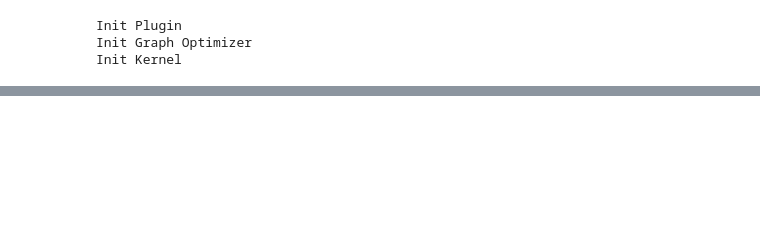
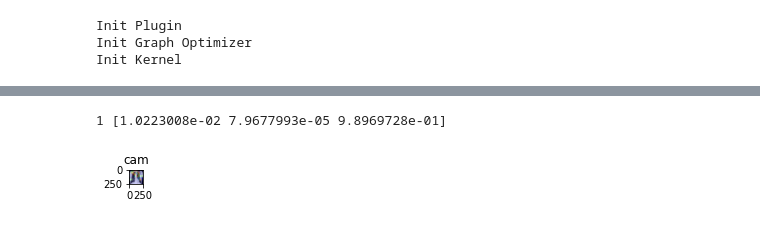
Before and after one commit to degagawolde/DeepLearningBasedTBDiagnosis, a Jupyter notebook: LocalizationWithExplanation.ipynb, the cells around one changed output, grey strips where cells are left out. Saved outputs shown, nothing was run; the diff lists cells and outputs as text; code cells hidden in the pictures; blank space fills up the shorter version.

```diff
--- a/LocalizationWithExplanation.ipynb
+++ b/LocalizationWithExplanation.ipynb
@@ -33,5 +33,5 @@ from scripts.create_dataset import create_dataset
 from sklearn.preprocessing import LabelBinarizer
 train = LabelBinarizer()
 # %%
-train_data, train_y =create_dataset(train_dir,IMG_SIZE)
+train_data, train_y =create_dataset(test_dir,IMG_SIZE)
 target_val = train.fit_transform(train_y)
@@ -102,20 +66,0 @@ from IPython.display import Image, display
-# %%
-plt.figure(figsize=(16, 16))
-
-for count in range(1,11):#(len(filename)):
-#     im = cv2.imread(filename[count])
-#     im = cv2.resize(im, (256,256), interpolation = cv2.INTER_AREA)
-#     img = tf.keras.preprocessing.image.load_img(
-#         filename[count],
-#         color_mode='rgb',
-#         target_size=(256, 256))
-#     img = tf.keras.preprocessing.image.img_to_array(img)
-    img = X_test[count+10]
-    im = img
-    img = np.reshape(img,(1,256,256,3))
-    print(count,max(model.predict(img)))
-
-    heatmap_cam = make_cam_heatmap(img, model, 'out_relu')
-    heatmap_gradcam = make_grad_cam_pp_heatmap(img, model, 'out_relu')
-    save_and_display_gradcam(im, heatmap_gradcam,2*count-1,title='gradcam')
-    save_and_display_gradcam(im, heatmap_cam,2*count,title='cam')
@@ -137,0 +124,15 @@ for count in range(1,11):#(len(filename)):
+# %%
+img = X_test[1]
+im = img
+img = np.reshape(img,(1,256,256,3))
+print(1,max(model.predict(img)))
+heatmap_cam = make_cam_heatmap(img, model, 'out_relu')
+heatmap_cam = 255*(heatmap_cam)
+# %% [output]
+1 [1.0223008e-02 7.9677993e-05 9.8969728e-01]
+# %%
+# heatmap_gradcam = make_grad_cam_pp_heatmap(img, model, 'out_relu')
+# save_and_display_gradcam(im, heatmap_gradcam,2*count-1,title='gradcam')
+save_and_display_gradcam(im, heatmap_cam,1,title='cam')
+# %% [output]
+[figure, added]
```
Also changed, not shown: parts of 16 cells of this notebook, 7 other files.
